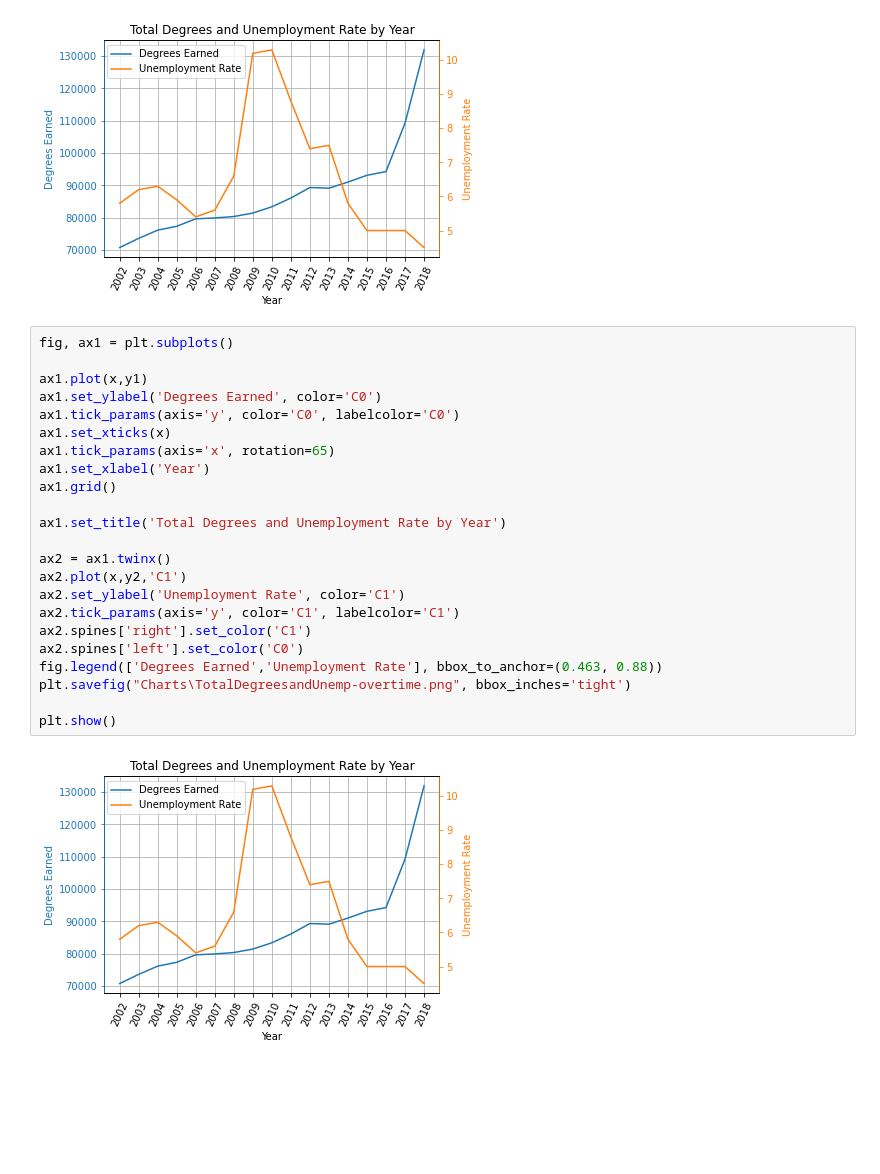
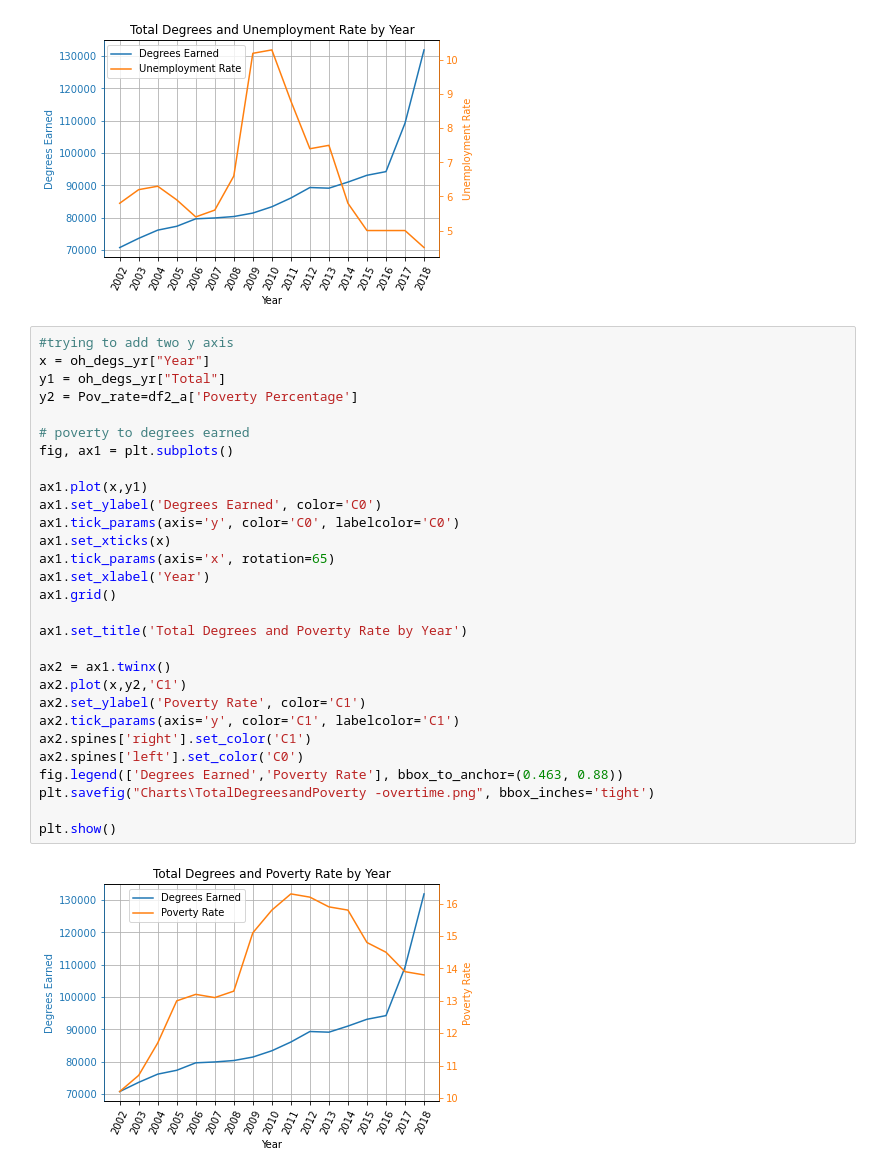
Before and after one commit to AntwonS116/Project-Ohio-College-Analysis, a Jupyter notebook: data.ipynb, the cells around one changed output. Saved outputs shown, nothing was run; the diff lists cells and outputs as text; blank space fills up the shorter version.

```diff
--- a/data.ipynb
+++ b/data.ipynb
@@ -716,27 +716,33 @@ plt.show()
 # %% [output]
 [figure]
 # %%
+#trying to add two y axis
+x = oh_degs_yr["Year"]
+y1 = oh_degs_yr["Total"]
+y2 = Pov_rate=df2_a['Poverty Percentage']
+
+# poverty to degrees earned
 fig, ax1 = plt.subplots()
 
 ax1.plot(x,y1)
 ax1.set_ylabel('Degrees Earned', color='C0')
 ax1.tick_params(axis='y', color='C0', labelcolor='C0')
 ax1.set_xticks(x)
 ax1.tick_params(axis='x', rotation=65)
 ax1.set_xlabel('Year')
 ax1.grid()
 
-ax1.set_title('Total Degrees and Unemployment Rate by Year')
+ax1.set_title('Total Degrees and Poverty Rate by Year')
 
 ax2 = ax1.twinx()
 ax2.plot(x,y2,'C1')
-ax2.set_ylabel('Unemployment Rate', color='C1')
+ax2.set_ylabel('Poverty Rate', color='C1')
 ax2.tick_params(axis='y', color='C1', labelcolor='C1')
 ax2.spines['right'].set_color('C1')
 ax2.spines['left'].set_color('C0')
-fig.legend(['Degrees Earned','Unemployment Rate'], bbox_to_anchor=(0.463, 0.88))
-plt.savefig("Charts\TotalDegreesandUnemp-overtime.png", bbox_inches='tight')
+fig.legend(['Degrees Earned','Poverty Rate'], bbox_to_anchor=(0.463, 0.88))
+plt.savefig("Charts\TotalDegreesandPoverty -overtime.png", bbox_inches='tight')
 
 plt.show()
 # %% [output]
-[figure, old version]
+[figure, new version]
```
Also changed, not shown: parts of 2 cells of this notebook.
